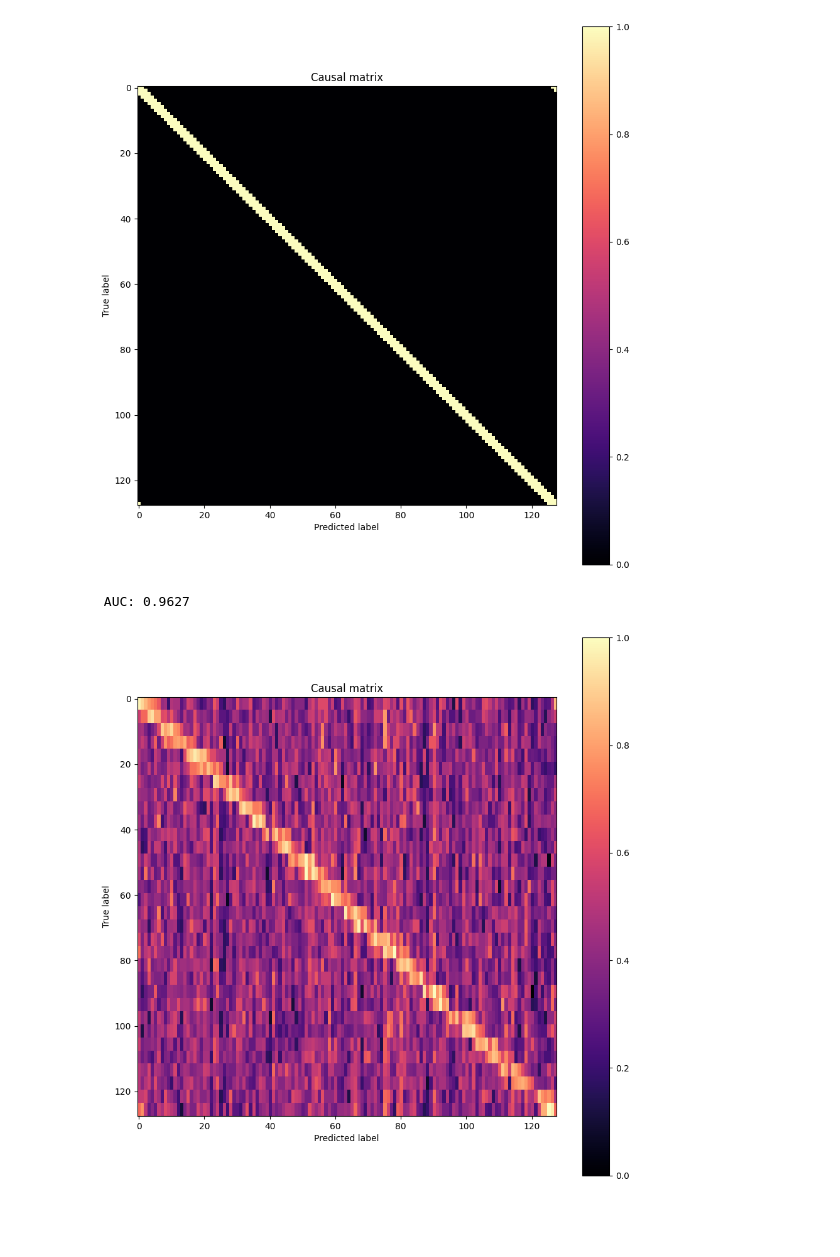
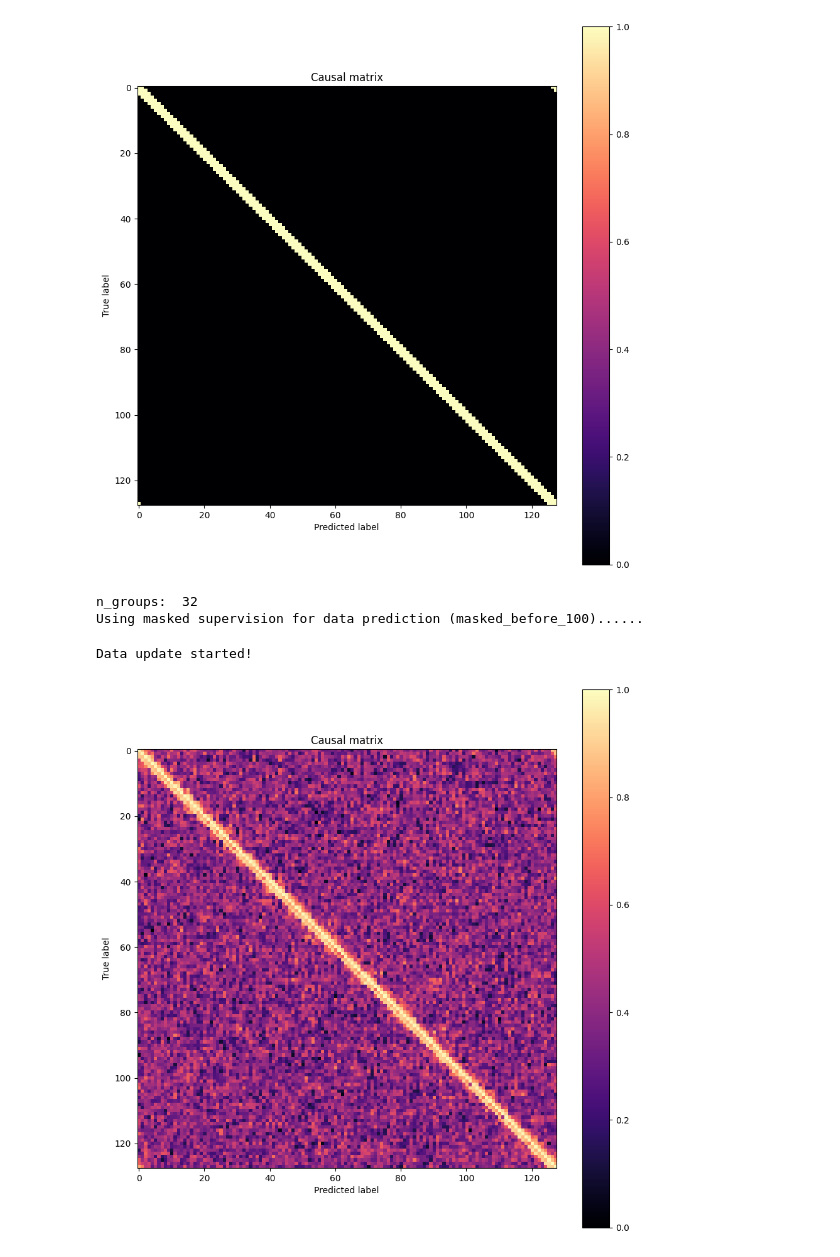
Before and after one commit to jarrycyx/UNN, a Jupyter notebook: CUTS_Plus/cuts_plus_example.ipynb, the cells around one changed output. Saved outputs shown, nothing was run; the diff lists cells and outputs as text; code cells hidden in the pictures; blank space fills up the shorter version.

```diff
--- a/CUTS_Plus/cuts_plus_example.ipynb
+++ b/CUTS_Plus/cuts_plus_example.ipynb
@@ -100,17 +88,16 @@ sub_cg = plot_causal_matrix(true_cm, figsize=[9, 9], vmin=0, vmax=1)
 plt.show()
 # %% [output]
 [figure]
-# %%
-mcuts = MCUTS(opt.multi_cad, log, device=device)
-mcuts.run(dataset)
-# %% [output]
- AUC: 0.9627
-# %%
-fwd_graph, bwd_graph, ind_graph = mcuts.get_graph()
-fwd_mat = fwd_graph.detach().cpu().numpy()[:,:,None] if fwd_graph is not None else None
-if np.max(fwd_mat) - np.min(fwd_mat) > 0.01:
-    fwd_mat = (fwd_mat - np.min(fwd_mat)) / (np.max(fwd_mat) - np.min(fwd_mat))
-sub_cg = plot_causal_matrix(fwd_mat, figsize=[9, 9], vmin=0, vmax=1)
-plt.show()
-# %% [output]
-[figure, removed]
+# %%
+sota_opt = opt.sota
+graph = cuts_plus.main(data, mask, true_cm, sota_opt.cuts_plus, log, device=device)
+# %% [output]
+n_groups:  32
+Using masked supervision for data prediction (masked_before_100)......
+Data update started!
+# %%
+graph = (graph - np.min(graph)) / (np.max(graph) - np.min(graph))
+sub_cg = plot_causal_matrix(graph, figsize=[9, 9], vmin=0, vmax=1)
+plt.show()
+# %% [output]
+[figure, added]
```
Also changed, not shown: parts of 5 cells of this notebook, 32 other files.
